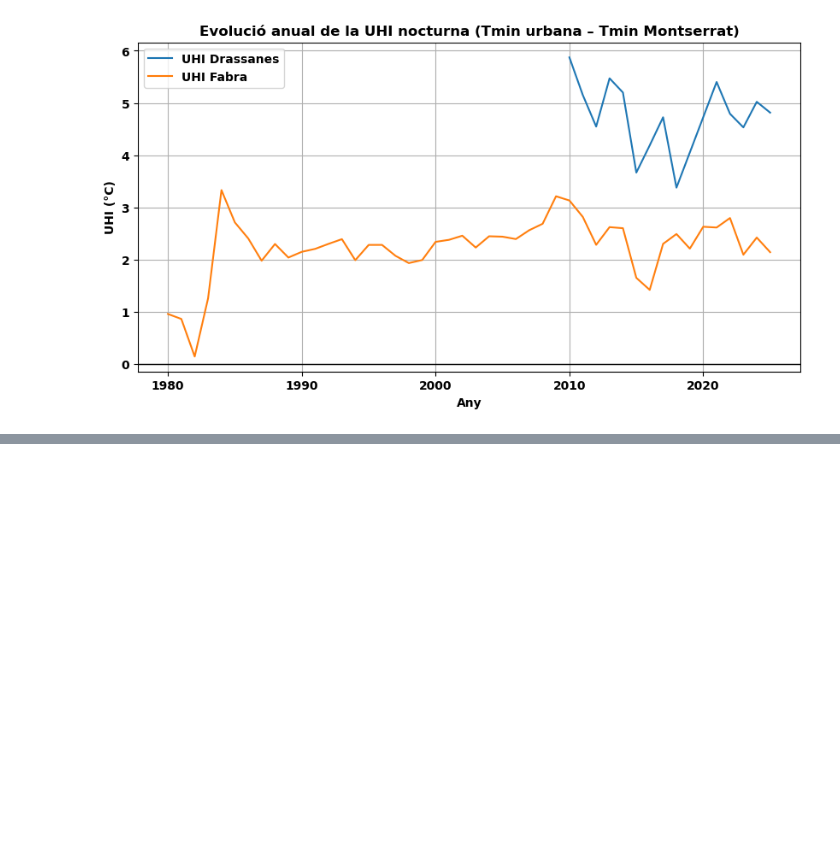
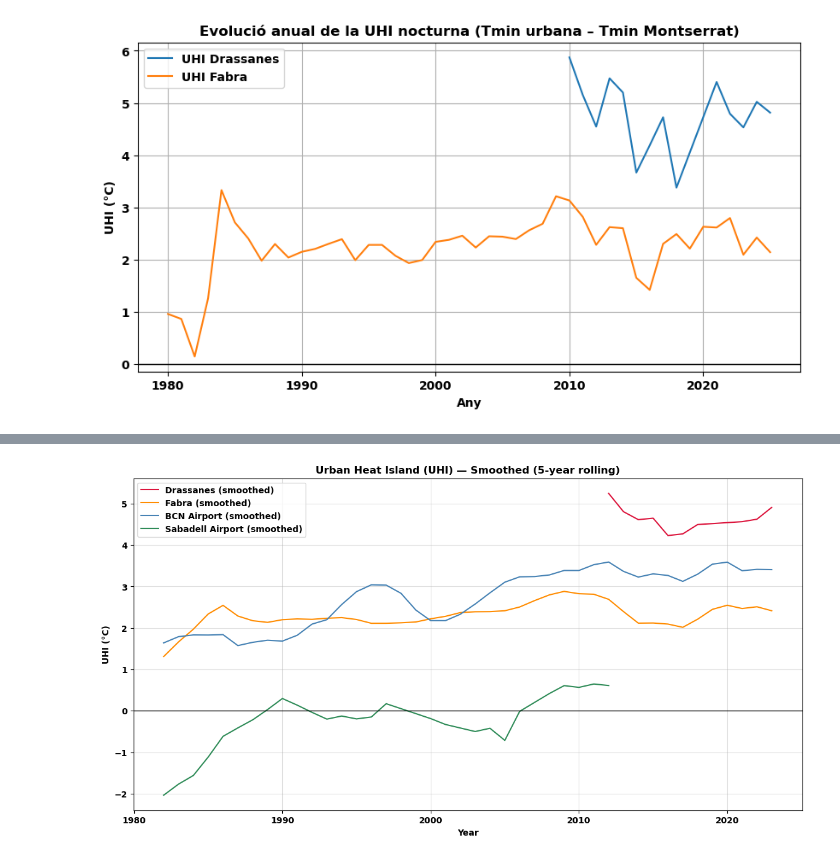
Before and after one commit to rogerespinosamorros/UHI-Barcelona, a Jupyter notebook: notebooks/analisi_temp_estacions.ipynb, the cells around one changed output, grey strips where cells are left out. Drawn from its saved outputs; the diff is of its cells as text; code cells hidden in the pictures; blank space fills up the shorter version.

```diff
--- a/notebooks/analisi_simple_estacions.ipynb
+++ b/notebooks/analisi_temp_estacions.ipynb
@@ -323,0 +670,29 @@ plt.show()
+# %%
+def rolling_uhi(uhi_df, window=5):
+    df = uhi_df.copy()
+    df = df.sort_values("year")
+    df["UHI_roll"] = df["UHI"].rolling(window, center=True).mean()
+    return df
+
+# Crear series suavizadas
+uhi_drassanes_s = rolling_uhi(uhi_drassanes)
+uhi_fabra_s = rolling_uhi(uhi_fabra)
+uhi_bcn_airport_s = rolling_uhi(uhi_bcn_airport)
+uhi_sabadell_s = rolling_uhi(uhi_sabadell)
+
+plt.figure(figsize=(14,7))
+
+plt.plot(uhi_drassanes_s["year"], uhi_drassanes_s["UHI_roll"], label="Drassanes (smoothed)", color="crimson")
+plt.plot(uhi_fabra_s["year"], uhi_fabra_s["UHI_roll"], label="Fabra (smoothed)", color="darkorange")
+plt.plot(uhi_bcn_airport_s["year"], uhi_bcn_airport_s["UHI_roll"], label="BCN Airport (smoothed)", color="steelblue")
+plt.plot(uhi_sabadell_s["year"], uhi_sabadell_s["UHI_roll"], label="Sabadell Airport (smoothed)", color="seagreen")
+
+plt.axhline(0, color="black", linewidth=1)
+plt.title("Urban Heat Island (UHI) — Smoothed (5-year rolling)")
+plt.xlabel("Year")
+plt.ylabel("UHI (°C)")
+plt.grid(True, alpha=0.4)
+plt.legend()
+plt.show()
+# %% [output]
+[figure, added]
```
Also changed, not shown: parts of 26 cells of this notebook, 8 other files.
